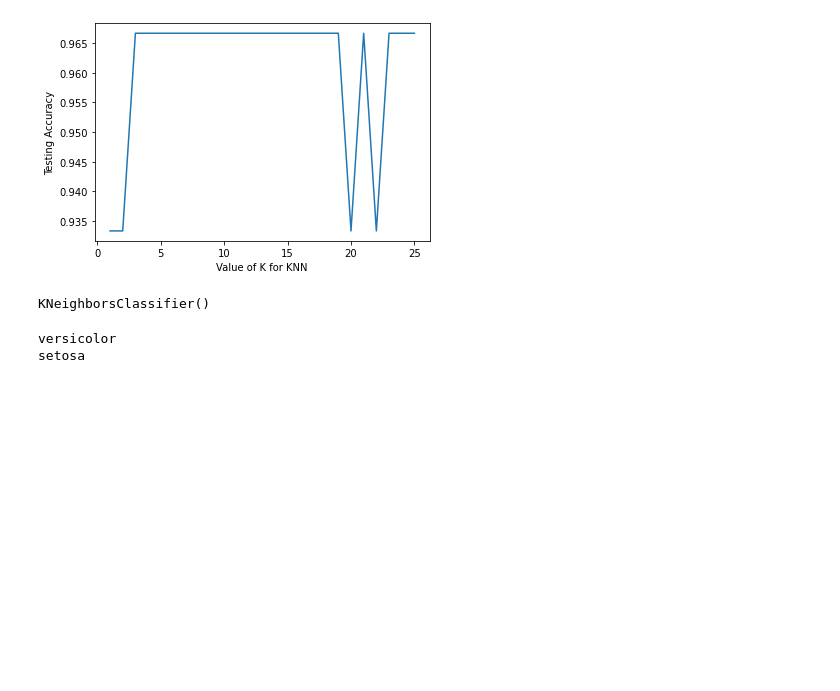
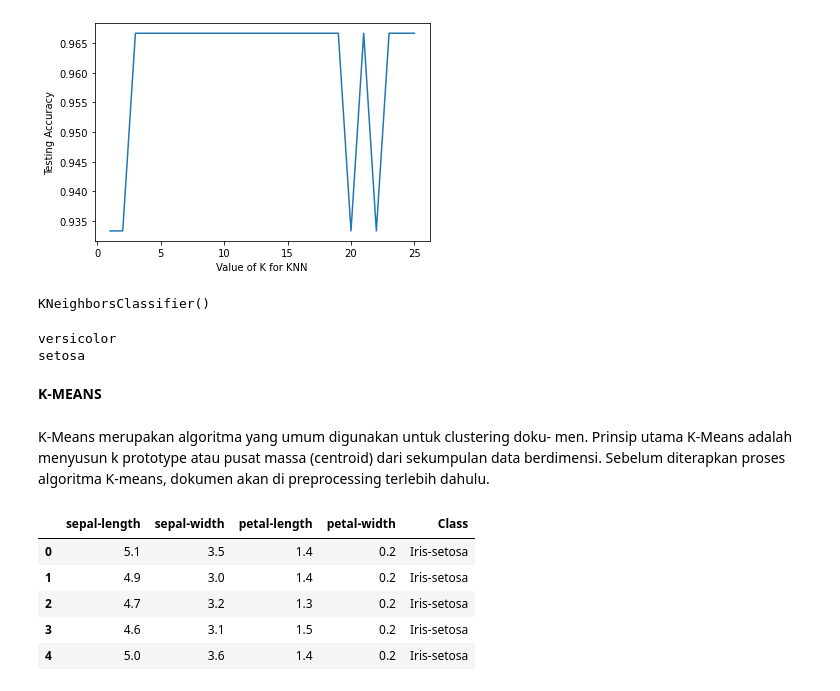
Before and after one commit to SalmatulFarida/datamining, a Jupyter notebook: _sources/latihan.ipynb, the cells around one changed output. Saved outputs shown, nothing was run; the diff lists cells and outputs as text; code cells hidden in the pictures; blank space fills up the shorter version.

```diff
--- a/_sources/latihan.ipynb
+++ b/_sources/latihan.ipynb
@@ -151,3 +151,25 @@ print(classes[y_predict[1]])
 # %% [output]
 versicolor
 setosa
+# %% [markdown]
+**K-MEANS**
+# %% [markdown]
+K-Means merupakan algoritma yang umum digunakan untuk clustering doku- men. Prinsip utama K-Means adalah menyusun k prototype atau pusat massa (centroid) dari sekumpulan data berdimensi. Sebelum diterapkan proses algoritma K-means, dokumen akan di preprocessing terlebih dahulu.
+# %%
+import numpy as np
+import matplotlib.pyplot as plt
+import pandas as pd
+
+url = "https://archive.ics.uci.edu/ml/machine-learning-databases/iris/iris.data"
+#the imported dataset does not have the required column names so lets add it
+colnames = ['sepal-length', 'sepal-width', 'petal-length', 'petal-width', 'Class']
+irisdata = pd.read_csv(url, names=colnames)
+# %%
+irisdata.head()
+# %% [output]
+|  | sepal-length | sepal-width | petal-length | petal-width | Class |
+| 0 | 5.1 | 3.5 | 1.4 | 0.2 | Iris-setosa |
+| 1 | 4.9 | 3.0 | 1.4 | 0.2 | Iris-setosa |
+| 2 | 4.7 | 3.2 | 1.3 | 0.2 | Iris-setosa |
+| 3 | 4.6 | 3.1 | 1.5 | 0.2 | Iris-setosa |
+| 4 | 5.0 | 3.6 | 1.4 | 0.2 | Iris-setosa |
```
Also changed, not shown: parts of 4 cells of this notebook, 11 other files.
